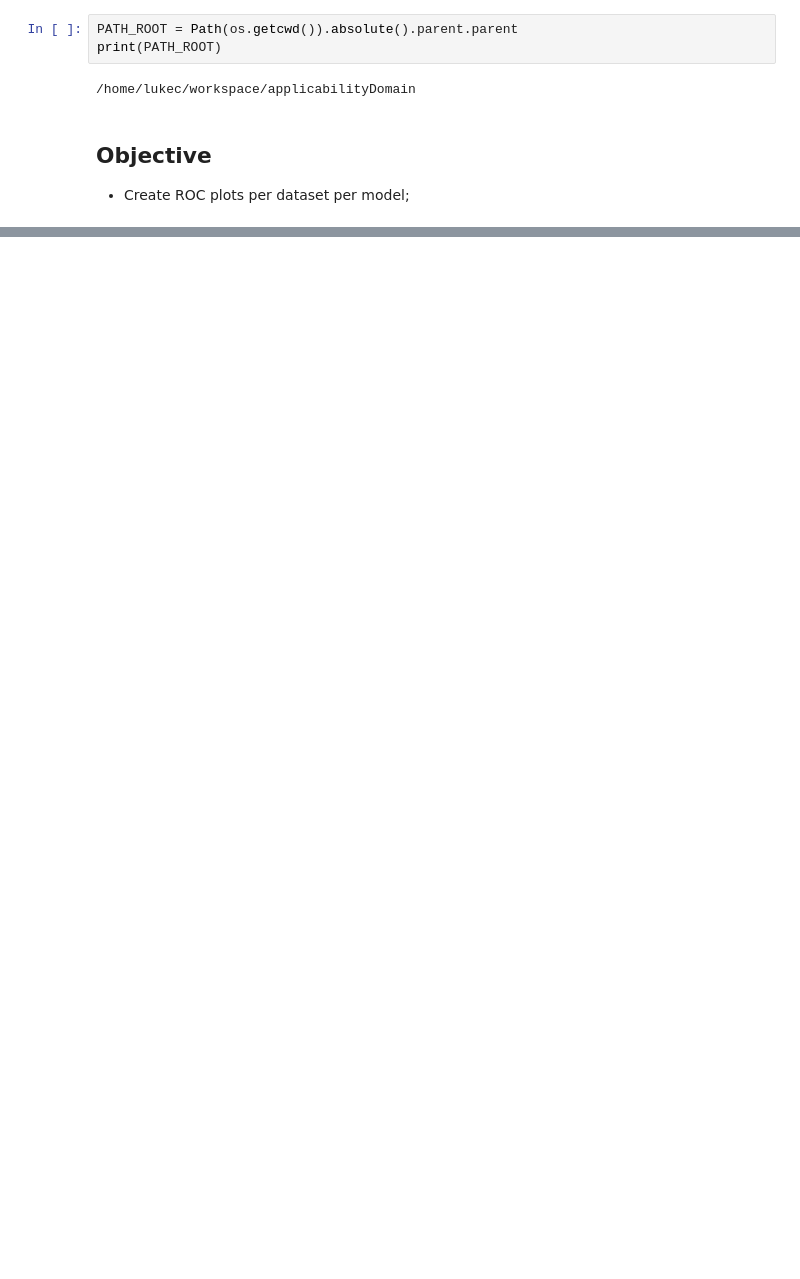
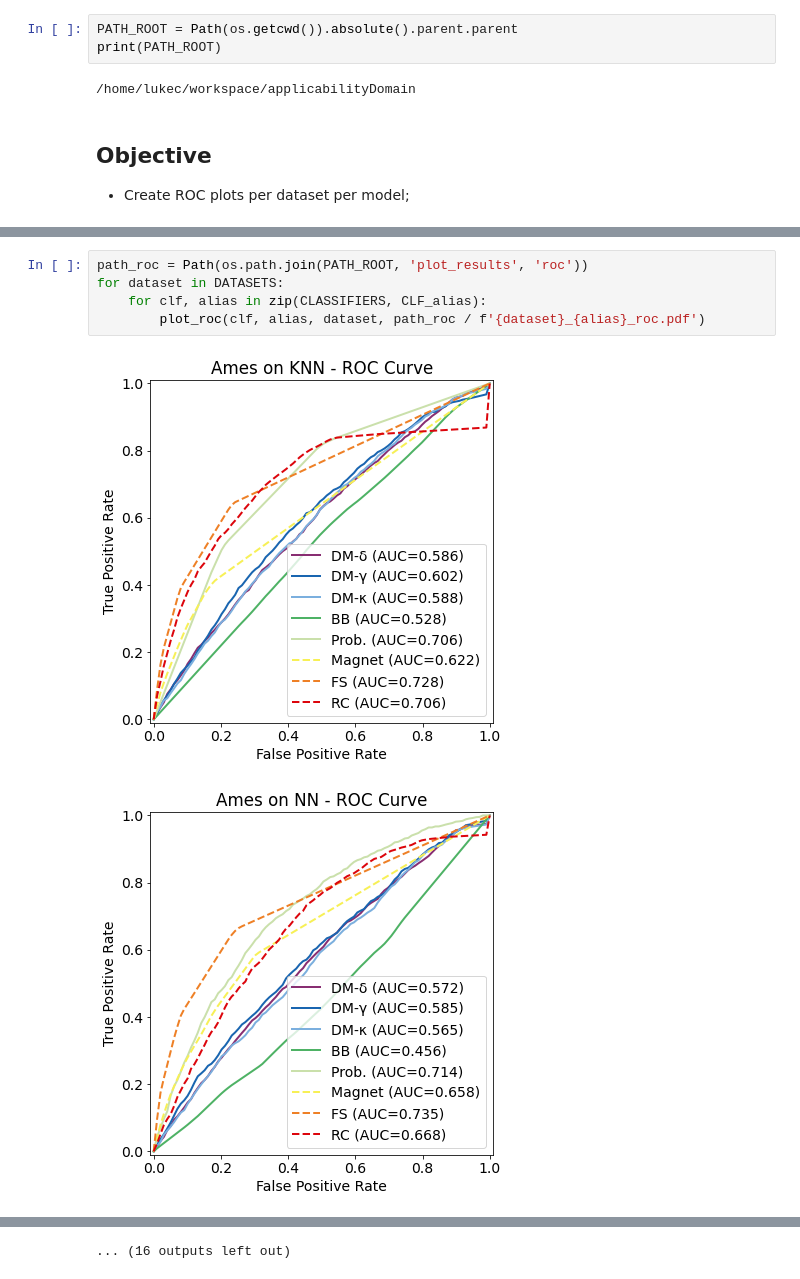
Before and after one commit to bonjuruu/applicabilityDomain, a Jupyter notebook: plot_results/roc/plot_roc.ipynb, the cells around one changed output, grey strips where cells are left out. Saved outputs shown, nothing was run; the diff lists cells and outputs as text; blank space fills up the shorter version.

```diff
--- a/plot_results/roc/plot_roc.ipynb
+++ b/plot_results/roc/plot_roc.ipynb
@@ -109,0 +152,8 @@ for i, (ad, ad_lbl) in enumerate(zip(AD, AD_alias)):
+# %%
+path_roc = Path(os.path.join(PATH_ROOT, 'plot_results', 'roc'))
+for dataset in DATASETS:
+    for clf, alias in zip(CLASSIFIERS, CLF_alias):
+        plot_roc(clf, alias, dataset, path_roc / f'{dataset}_{alias}_roc.pdf')
+# %% [output]
+[figure, added]
+[figure, added]
@@ -109,0 +170 @@ for i, (ad, ad_lbl) in enumerate(zip(AD, AD_alias)):
+... (16 outputs left out)
```
Also changed, not shown: parts of 7 cells of this notebook, 29 other files.
